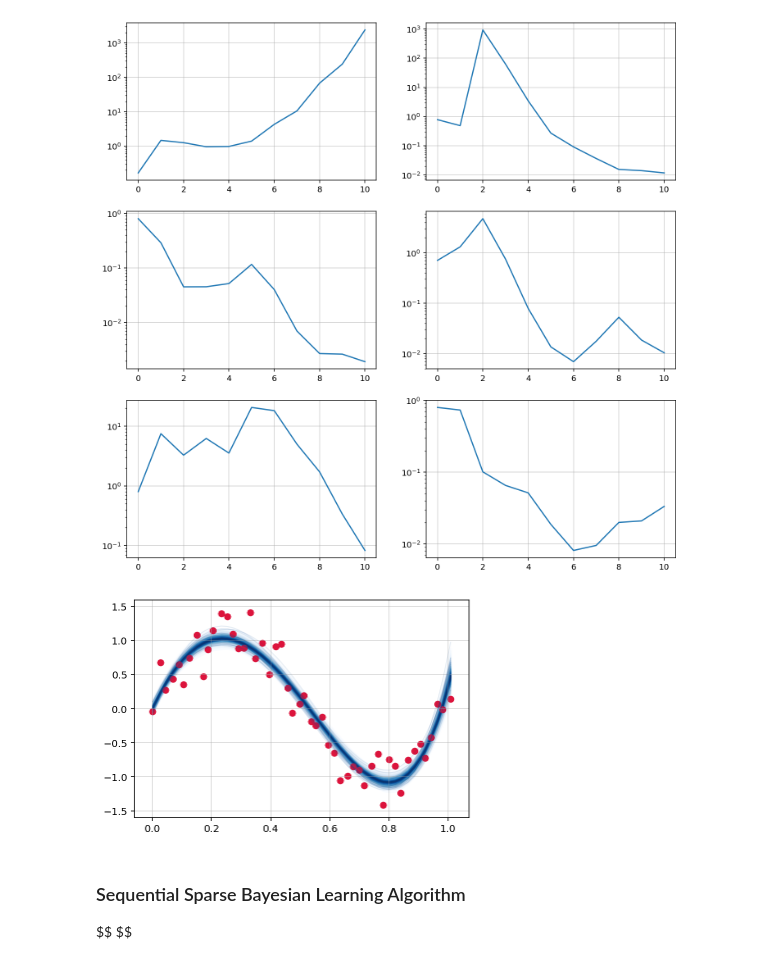
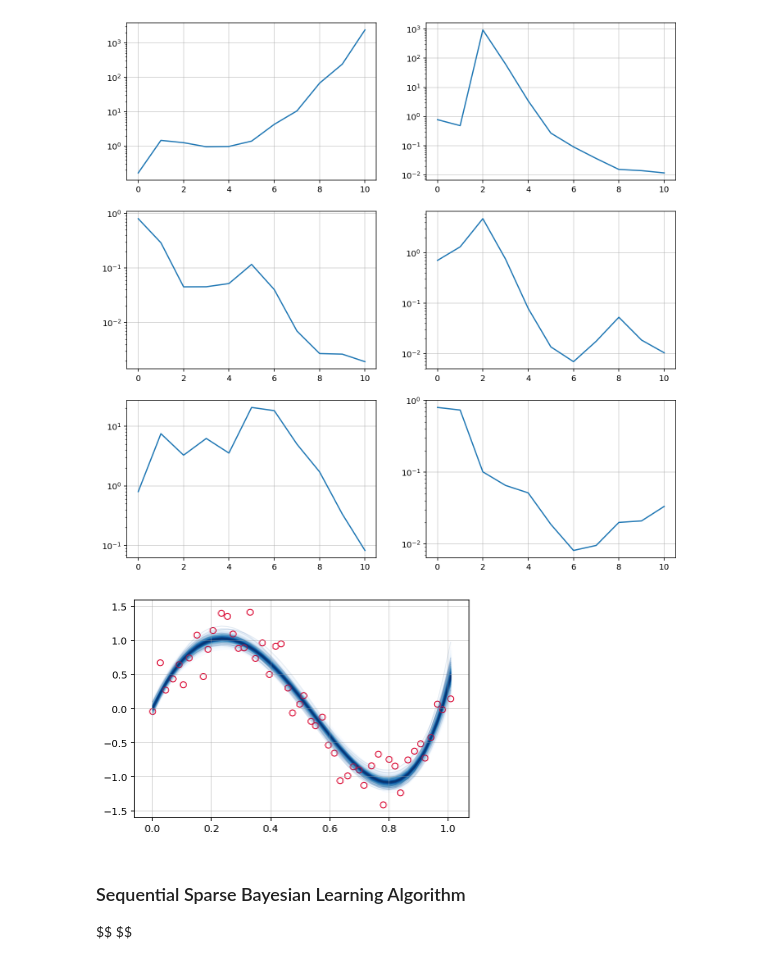
Before and after one commit to gerdm/prml, a Jupyter notebook: chapter7/RVMs.ipynb, the cells around one changed output. Drawn from its saved outputs; the diff is of its cells as text; code cells hidden in the pictures.

```diff
--- a/chapter7/RVMs.ipynb
+++ b/chapter7/RVMs.ipynb
@@ -144,12 +144,12 @@ for axi, hist in zip(ax.ravel(), alpha_hist.T):
 # %%
 mvn = multivariate_normal(mean=m.ravel(), cov=Sigma)
 
 fig, ax = plt.subplots(1, 1)
 plot_gp_dist(ax, (Phi @ mvn.rvs(500).T).T, X, palette="Blues")
-ax.scatter(X, y, c="crimson")
+ax.scatter(X, y, facecolors="none", edgecolor="crimson")
 ax.grid(alpha=0.5)
 # %% [output]
-[figure, old version]
+[figure, new version]
 # %% [markdown]
 ### Sequential Sparse Bayesian Learning Algorithm
 
```
Also changed, not shown: parts of 32 cells of this notebook.
